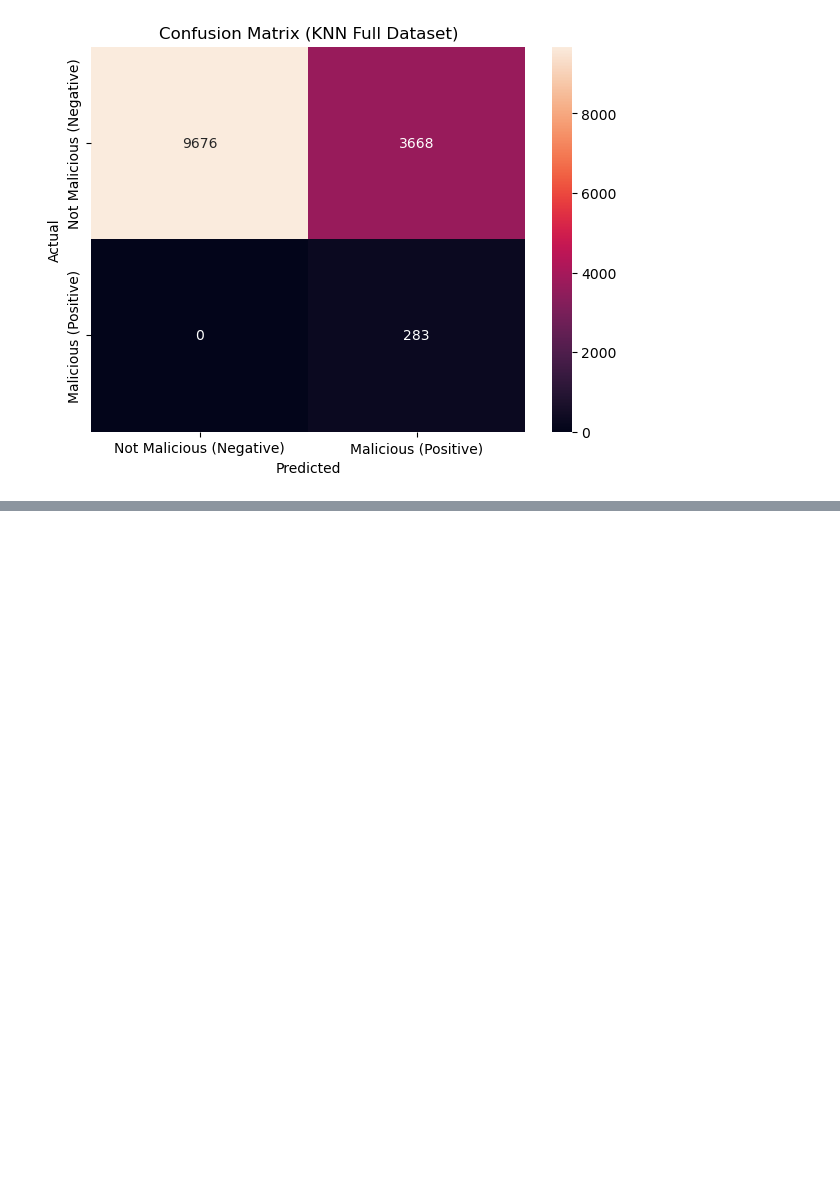
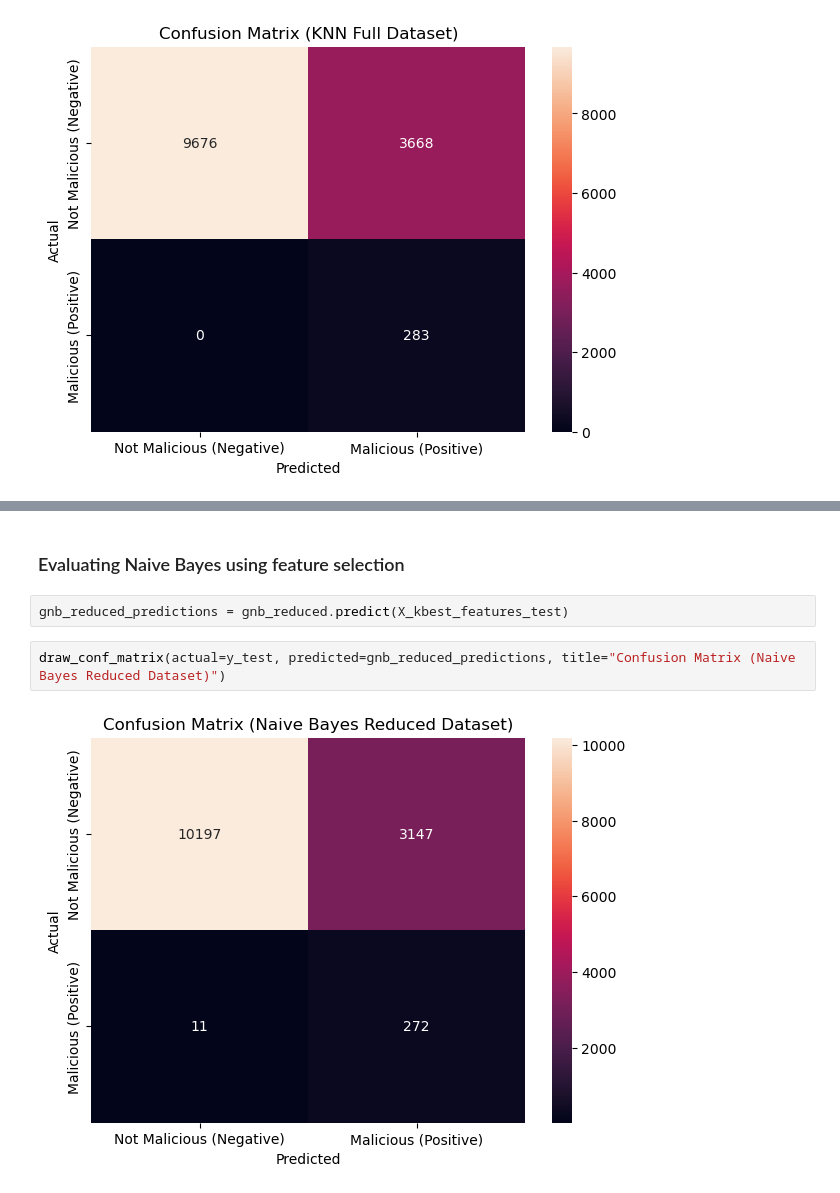
Before and after one commit to JustinBui/CPSC483-URL-Classifier, a Jupyter notebook: 2 - ML Modeling.ipynb, the cells around one changed output, grey strips where cells are left out. Saved outputs shown, nothing was run; the diff lists cells and outputs as text; blank space fills up the shorter version.

```diff
--- a/2 - ML Modeling.ipynb
+++ b/2 - ML Modeling.ipynb
@@ -530,0 +554,8 @@ plot_show_auc(knn_full_predictions, knn_reduced_predictions, y_test, 'ROC Curve:
+# %% [markdown]
+### Evaluating Naive Bayes using feature selection
+# %%
+gnb_reduced_predictions = gnb_reduced.predict(X_kbest_features_test)
+# %%
+draw_conf_matrix(actual=y_test, predicted=gnb_reduced_predictions, title="Confusion Matrix (Naive Bayes Reduced Dataset)")
+# %% [output]
+[figure, added]
```
Also changed, not shown: parts of 44 cells of this notebook, 1 other file.
